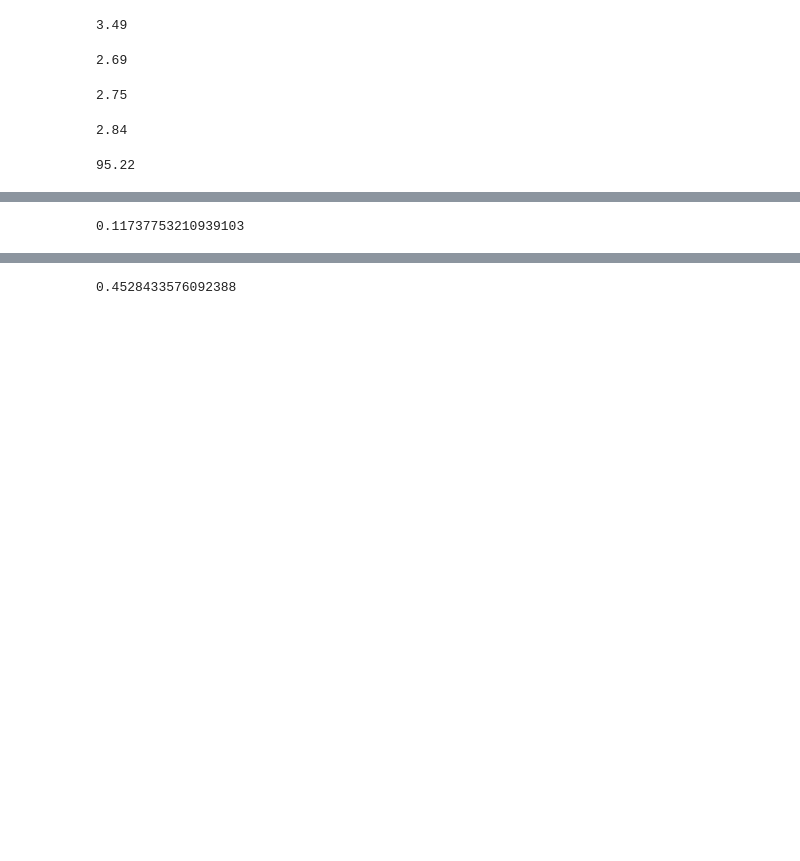
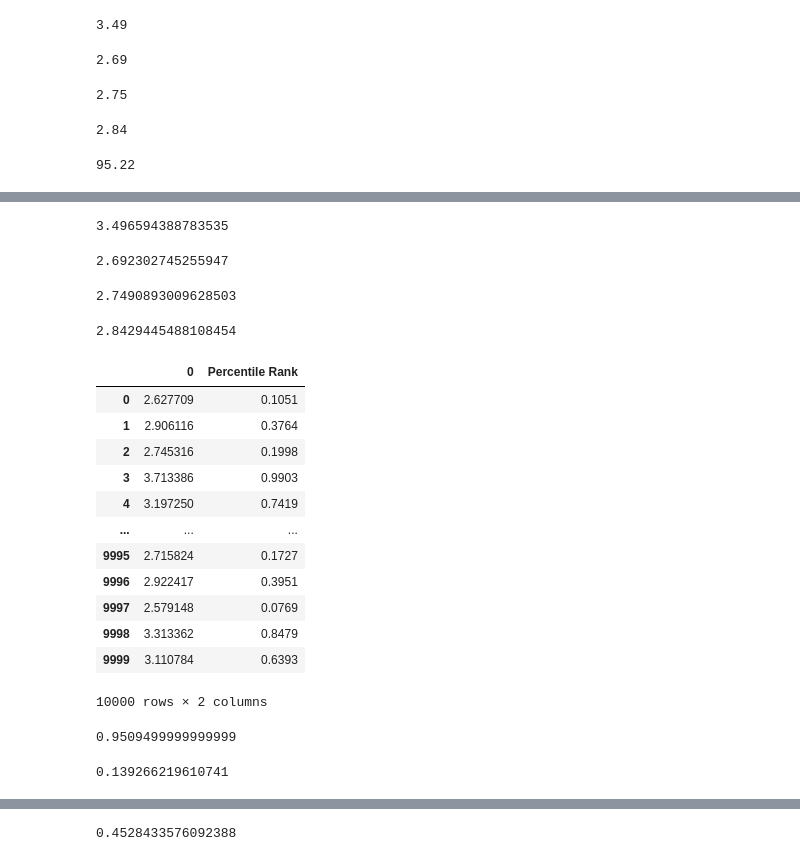
Before and after one commit to malachi-hale/statistics-exercises, a Jupyter notebook: probability_distributions.ipynb, the cells around one changed output, grey strips where cells are left out. Saved outputs shown, nothing was run; the diff lists cells and outputs as text; code cells hidden in the pictures; blank space fills up the shorter version.

```diff
--- a/probability_distributions.ipynb
+++ b/probability_distributions.ipynb
@@ -68,0 +134,2 @@ percentile_gpa
+# %%
+gpa_sample = random.normal(μ, σ, size = 10_000)
@@ -68,0 +138,3 @@ percentile_gpa
+# %%
+gpa_df = pd.DataFrame(gpa_sample)
+gpa_df
@@ -68,0 +155,33 @@ percentile_gpa
+# %%
+gpa_df[0].quantile(0.95)
+# %% [output]
+3.496594388783535
+# %%
+gpa_df[0].quantile(0.15)
+# %% [output]
+2.692302745255947
+# %%
+gpa_df[0].quantile(0.2)
+# %% [output]
+2.7490893009628503
+# %%
+gpa_df[0].quantile(0.3)
+# %% [output]
+2.8429445488108454
+# %%
+gpa_df['Percentile Rank'] = gpa_df[0].rank(pct = True)
+gpa_df
+# %% [output]
+|  | 0 | Percentile Rank |
+| 0 | 2.627709 | 0.1051 |
+| 1 | 2.906116 | 0.3764 |
+| 2 | 2.745316 | 0.1998 |
+| 3 | 3.713386 | 0.9903 |
+| 4 | 3.197250 | 0.7419 |
+| ... | ... | ... |
+| 9995 | 2.715824 | 0.1727 |
+| 9996 | 2.922417 | 0.3951 |
+| 9997 | 2.579148 | 0.0769 |
+| 9998 | 3.313362 | 0.8479 |
+| 9999 | 3.110784 | 0.6393 |
+10000 rows × 2 columns
@@ -69,5 +190,9 @@ percentile_gpa
+# %%
+gpa_df['Percentile Rank'][gpa_three_five].mean()
+# %% [output]
+0.9509499999999999
 # %%
 clicks = stats.binom(4325, .02)
-clicks.sf(97)
+clicks.sf(96)
 # %% [output]
-0.11737753210939103
+0.139266219610741
```
Also changed, not shown: parts of 46 cells of this notebook.
